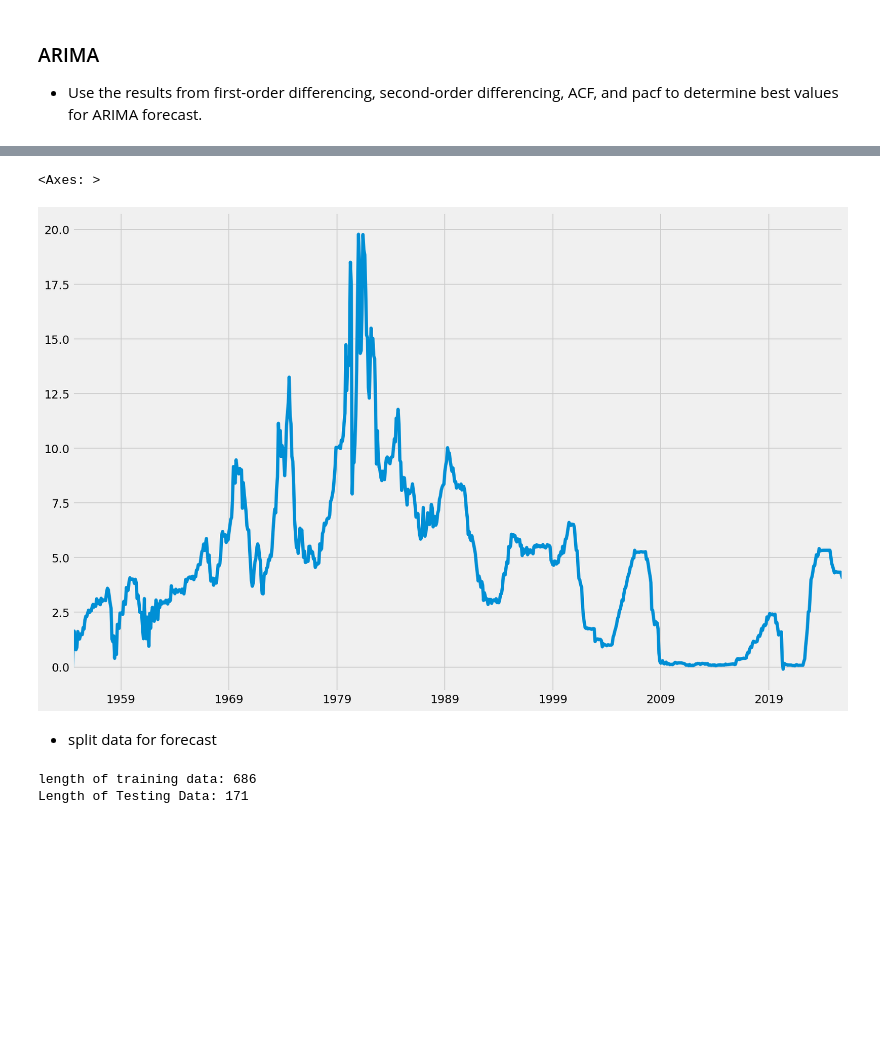
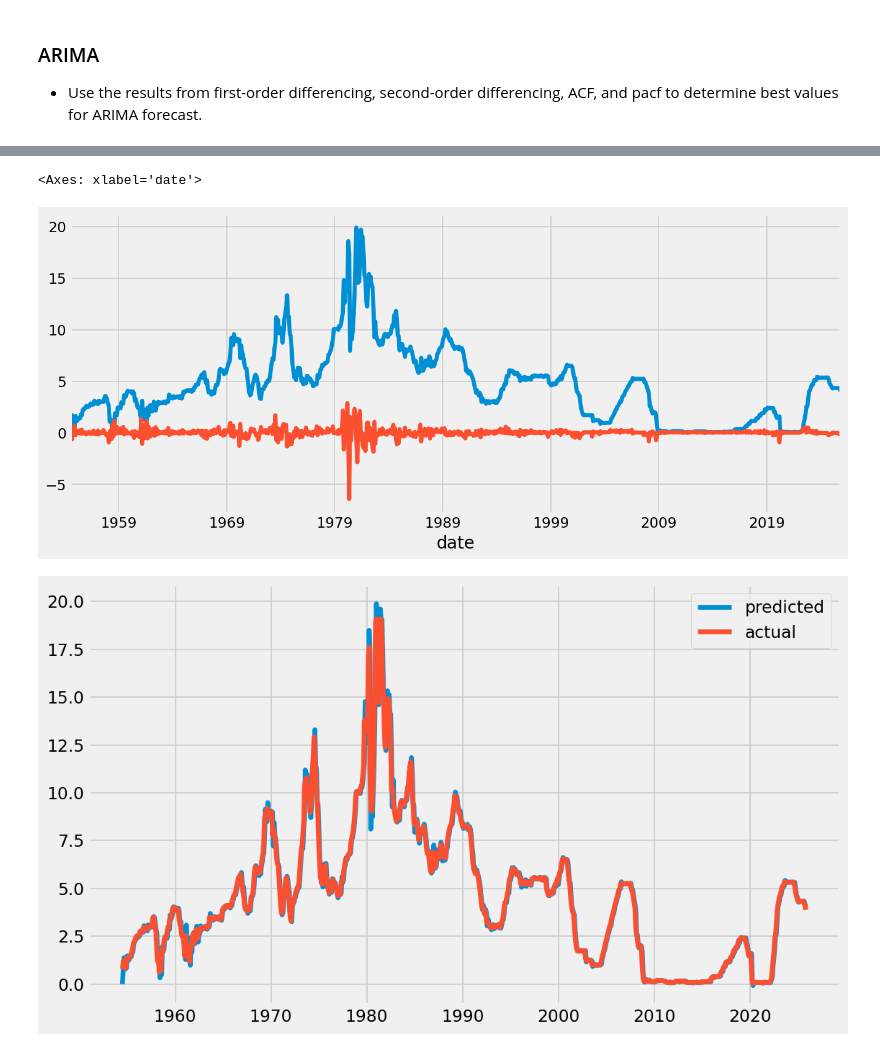
Before and after one commit to nickkats1/Fed-Funds-Forecast, a Jupyter notebook: notebooks/_arima.ipynb, the cells around one changed output, grey strips where cells are left out. Drawn from its saved outputs; the diff is of its cells as text; code cells hidden in the pictures; blank space fills up the shorter version.

```diff
--- a/notebooks/_arima.ipynb
+++ b/notebooks/_arima.ipynb
@@ -211,8 +216,8 @@ SARIMAX Results
 Warnings:
 [1] Covariance matrix calculated using the outer product of gradients (complex-step).
 # %%
-# ARIMA Order(2,2,2)
-results = ARIMA(data,order=(2,2,2))
+# ARIMA Order(1,3,2)
+results = ARIMA(data,order=(2,3,2))
 results_fitted = results.fit()
 results_fitted.summary()
 # %% [output]
@@ -245,17 +266,33 @@ results_fitted.plot_diagnostics()
 # %%
 # predictions using ARIMA
 result_predict = results_fitted.predict()
+results_resid = results_fitted.resid
+
+plt.figure(figsize=(12,5))
 result_predict.plot()
+results_resid.plot()
 # %% [output]
-<Axes: >
+<Axes: xlabel='date'>
-[figure, old version]
+[figure, new version]
-# %% [markdown]
-- split data for forecast
-# %%
-train = data[171:]
-test = data[:171]
-print(f"length of training data: {len(train)}")
-print(f"Length of Testing Data: {len(test)}")
-# %% [output]
-length of training data: 686
-Length of Testing Data: 171
+# %%
+# predicted
+data['predicted'] = fitted_results.fittedvalues
+forecast = fitted_results.forecast(steps=14)
+
+
+
+plt.figure(figsize=(10,6))
+plt.plot(data['predicted'],label="predicted")
+plt.plot(data['FEDFUNDS'],label="actual")
+plt.legend()
+plt.show()
+
+
+
+predictions_df = pd.DataFrame({
+    "predicted": data['predicted'],
+    "actual": data['FEDFUNDS'],
+
+})
+# %% [output]
+[figure, added]
```
Also changed, not shown: parts of 11 cells of this notebook, 17 other files.
